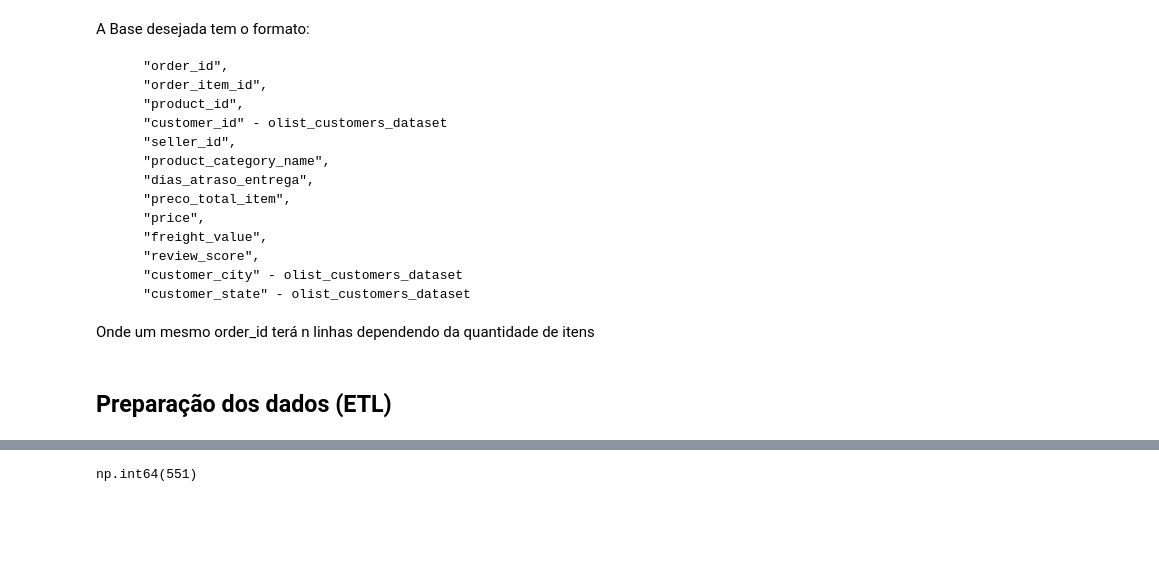
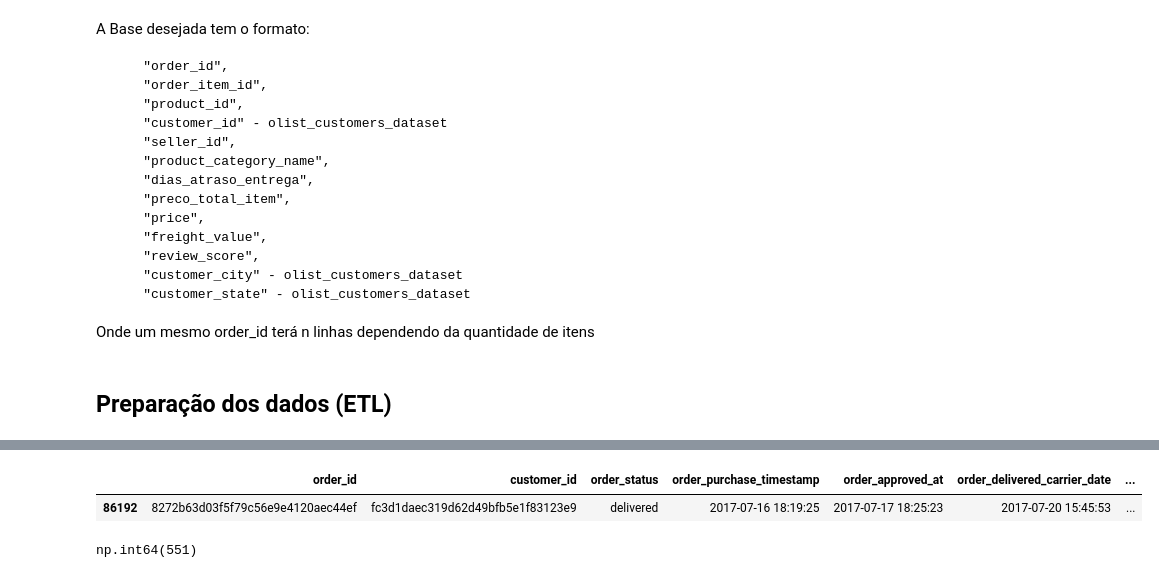
Before and after one commit to rodrigoscalioni/pos-analytics, a Jupyter notebook: notebooks/exploracao_dados.ipynb, the cells around one changed output, grey strips where cells are left out. Saved outputs shown, nothing was run; the diff lists cells and outputs as text; code cells hidden in the pictures; blank space fills up the shorter version.

```diff
--- a/notebooks/exploracao_dados.ipynb
+++ b/notebooks/exploracao_dados.ipynb
@@ -119,3 +114,28 @@ df = df.merge(
+# %%
+# ...existing code...
+
+# Agrupar order_items por order_id e somar price e freight_value
+order_totals = order_items.groupby("order_id").agg({
+    "price": "sum",
+    "freight_value": "sum"
+}).reset_index()
+
+# Renomear as colunas para clareza
+order_totals.rename(columns={
+    "price": "total_preco",
+    "freight_value": "total_frete"
+}, inplace=True)
+
+# Mesclar os totais de volta na base orders
+df = orders.merge(order_totals, on="order_id", how="left")
+
+# Verificar as primeiras linhas para confirmar
+
+
+df[df["order_id"] == "8272b63d03f5f79c56e9e4120aec44ef"]
+# %% [output]
+|  | order_id | customer_id | order_status | order_purchase_timestamp | order_approved_at | order_delivered_carrier_date | ... |
+| 86192 | 8272b63d03f5f79c56e9e4120aec44ef | fc3d1daec319d62d49bfb5e1f83123e9 | delivered | 2017-07-16 18:19:25 | 2017-07-17 18:25:23 | 2017-07-20 15:45:53 | ... |
 # %%
 # Testando se existem valores duplicados no campo order_id da tabela de avaliações
 
```
Also changed, not shown: parts of 14 cells of this notebook.
